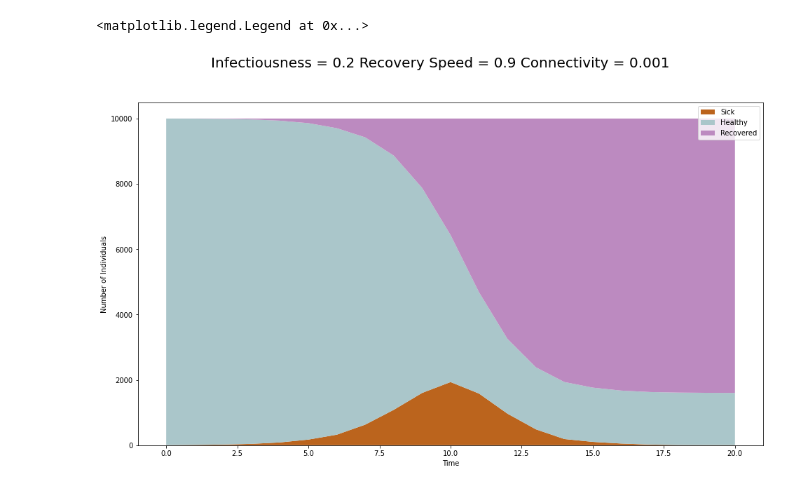
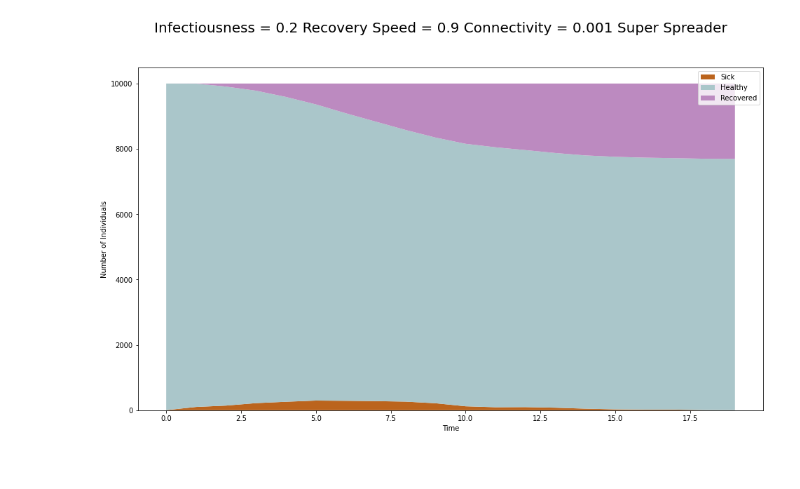
Before and after one commit to hqu/networkx_demo, a Jupyter notebook: Epidemic_Simulation_Visualization.ipynb, the cells around one changed output. Saved outputs shown, nothing was run; the diff lists cells and outputs as text; code cells hidden in the pictures.

```diff
--- a/Epidemic_Simulation_Visualization.ipynb
+++ b/Epidemic_Simulation_Visualization.ipynb
@@ -68,6 +68,18 @@ def init_conditions():
     G.nodes[6]['state'] = 1
     G.nodes[3]['state'] = 1
     G.nodes[2]['state'] = 1
+# %%
+def generate_epidemic_graph():
+  fig = plt.figure(figsize=(16, 9))
+  ax = plt.axes()
+  #ax.set_yscale('log')
+  plt.stackplot(x,epi_curve_data, sup_curve_data, rec_curve_data, labels=['Sick','Healthy','Recovered'], colors=['BB641D','AAC6CA','BC8AC0'])
+  ax.set(xlabel='Time', ylabel='Number of Individuals')
+  if(Super_spreaders==False):
+    fig.suptitle('Infectiousness = '+str(infectiousness) + ' Recovery Speed = '+str(recovery_speed) + ' Connectivity = '+str(connectivity) , fontsize=20)
+  else:
+    fig.suptitle('Infectiousness = '+str(infectiousness) + ' Recovery Speed = '+str(recovery_speed) + ' Connectivity = '+str(connectivity) + ' Super Spreader', fontsize=20)
+  plt.legend()
 # %%
 G = nx.Graph()
 G.clear()
@@ -81,29 +93,30 @@ alpha = .2
 infectiousness = 0.2 #@param {type:"slider", min:0.1, max:0.6, step:0.1}
 # %%
 recovery_speed = 0.9 #@param {type:"slider", min:0.1, max:0.9, step:0.1}
+# %%
+Super_spreaders = True #@param ["False", "True"] {type:"raw"}
 # %%
 connectivity = 0.001 #@param {type:"slider", min:0.001, max:0.009, step:0.001}
+# %%
+super_spread_connectivity = 2 #@param {type:"slider", min:1, max:9, step:1}
 # %%
-alpha = infectiousness
-mu = recovery_speed
-if(p!=connectivity):
-  G = nx.erdos_renyi_graph(n, connectivity)
-  p = connectivity
-init_conditions()
-degrees = [val for (node, val) in G.degree()]
-avg_deg = G.number_of_edges()/n
-num_periods, epi_curve_data, rec_curve_data, sup_curve_data = spread_virus()
-x = list(range(0, len(epi_curve_data)))
-fig = plt.figure(figsize=(16, 9))
-ax = plt.axes()
-#ax.set_yscale('log')
-plt.stackplot(x,epi_curve_data, sup_curve_data, rec_curve_data, labels=['Sick','Healthy','Recovered'], colors=['BB641D','AAC6CA','BC8AC0'])
-ax.set(xlabel='Time', ylabel='Number of Individuals')
-fig.suptitle('Infectiousness = '+str(infectiousness) + ' Recovery Speed = '+str(recovery_speed) + ' Connectivity = '+str(connectivity) , fontsize=20)
-plt.legend()
+  alpha = infectiousness
+  mu = recovery_speed
+  if(Super_spreaders==True):
+    m = super_spread_connectivity
+    G = nx.barabasi_albert_graph(n, m)
+  else:
+    if(p!=connectivity):
+      G = nx.erdos_renyi_graph(n, connectivity)
+      p = connectivity
+  init_conditions()
+  degrees = [val for (node, val) in G.degree()]
+  avg_deg = G.number_of_edges()/n
+  num_periods, epi_curve_data, rec_curve_data, sup_curve_data = spread_virus()
+  x = list(range(0, len(epi_curve_data)))
+generate_epidemic_graph()
 # %% [output]
-<matplotlib.legend.Legend at 0x...>
-[figure, old version]
+[figure, new version]
 # %%
 print_stats()
 # %% [output]
```
Also changed, not shown: parts of 5 cells of this notebook.
